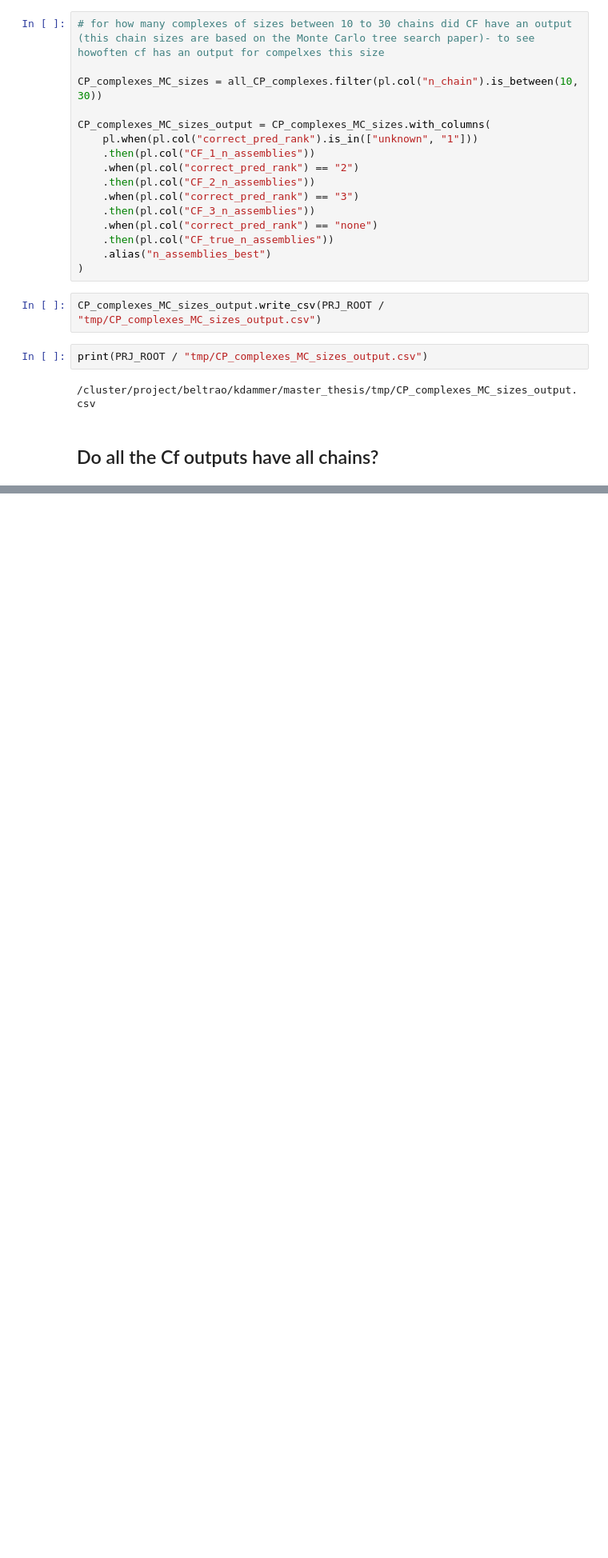
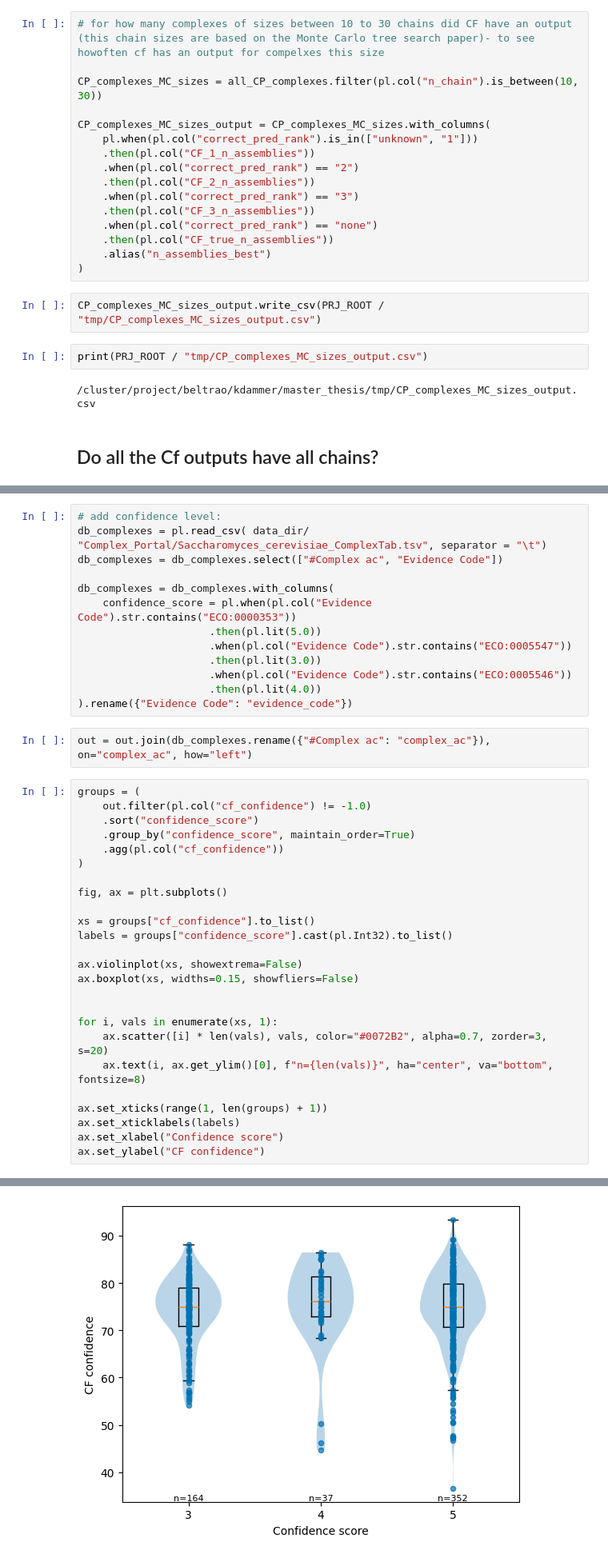
Before and after one commit to Kim-Dammer/master_thesis, a Jupyter notebook: notebooks/18_intresting_complexes.ipynb, the cells around one changed output, grey strips where cells are left out. Shown at 80% size. Saved outputs shown, nothing was run; the diff lists cells and outputs as text; blank space fills up the shorter version.

Commit message:
Visualizing potentially interesting candidates (high CF confidence, low PDB coverage)

```diff
--- a/notebooks/18_intresting_complexes.ipynb
+++ b/notebooks/18_intresting_complexes.ipynb
@@ -472,0 +553,41 @@ df = pl.DataFrame(
+# %%
+# add confidence level:
+db_complexes = pl.read_csv( data_dir/ "Complex_Portal/Saccharomyces_cerevisiae_ComplexTab.tsv", separator = "\t")
+db_complexes = db_complexes.select(["#Complex ac", "Evidence Code"])
+
+db_complexes = db_complexes.with_columns(
+    confidence_score = pl.when(pl.col("Evidence Code").str.contains("ECO:0000353"))
+                     .then(pl.lit(5.0))
+                     .when(pl.col("Evidence Code").str.contains("ECO:0005547"))
+                     .then(pl.lit(3.0))
+                     .when(pl.col("Evidence Code").str.contains("ECO:0005546"))
+                     .then(pl.lit(4.0))
+).rename({"Evidence Code": "evidence_code"})
+# %%
+out = out.join(db_complexes.rename({"#Complex ac": "complex_ac"}), on="complex_ac", how="left")
+# %%
+groups = (
+    out.filter(pl.col("cf_confidence") != -1.0)
+    .sort("confidence_score")
+    .group_by("confidence_score", maintain_order=True)
+    .agg(pl.col("cf_confidence"))
+)
+
+fig, ax = plt.subplots()
+
+xs = groups["cf_confidence"].to_list()
+labels = groups["confidence_score"].cast(pl.Int32).to_list()
+
+ax.violinplot(xs, showextrema=False)
+ax.boxplot(xs, widths=0.15, showfliers=False)
+
+
+for i, vals in enumerate(xs, 1):
+    ax.scatter([i] * len(vals), vals, color="#0072B2", alpha=0.7, zorder=3, s=20)
+    ax.text(i, ax.get_ylim()[0], f"n={len(vals)}", ha="center", va="bottom", fontsize=8)
+
+ax.set_xticks(range(1, len(groups) + 1))
+ax.set_xticklabels(labels)
+ax.set_xlabel("Confidence score")
+ax.set_ylabel("CF confidence")
+# %% [output]
@@ -472,0 +595 @@ df = pl.DataFrame(
+[figure, added]
```
Also changed, not shown: parts of 9 cells of this notebook, 4 other files.
